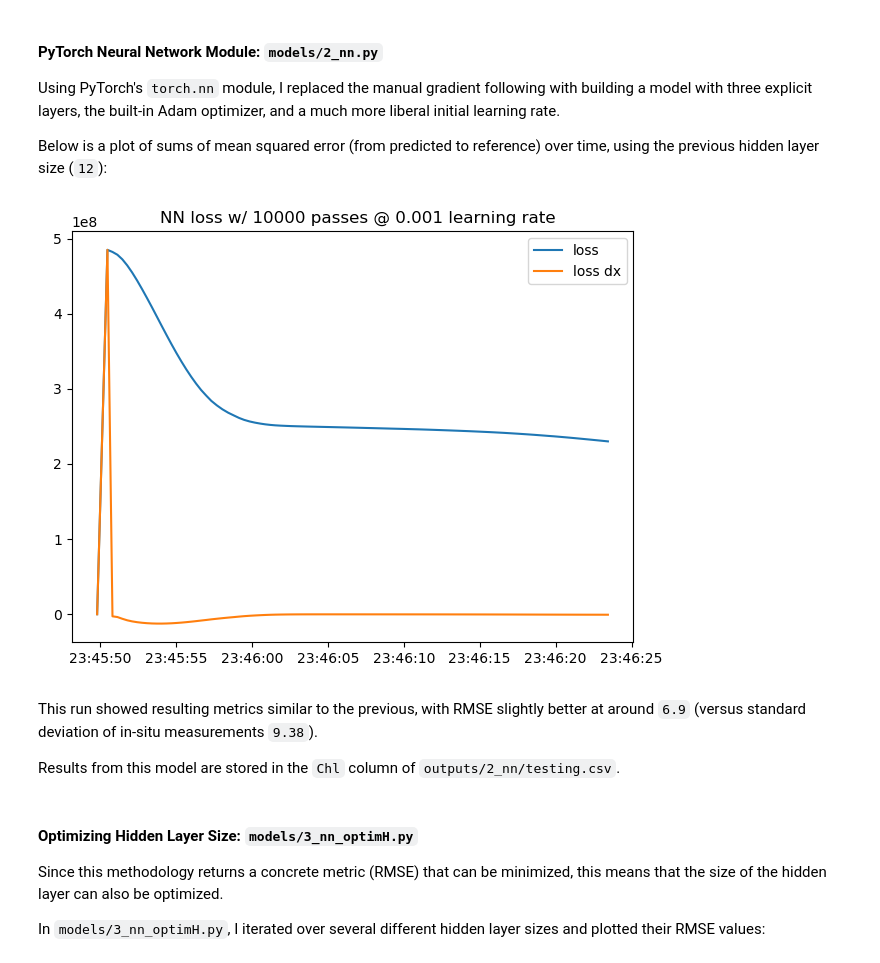
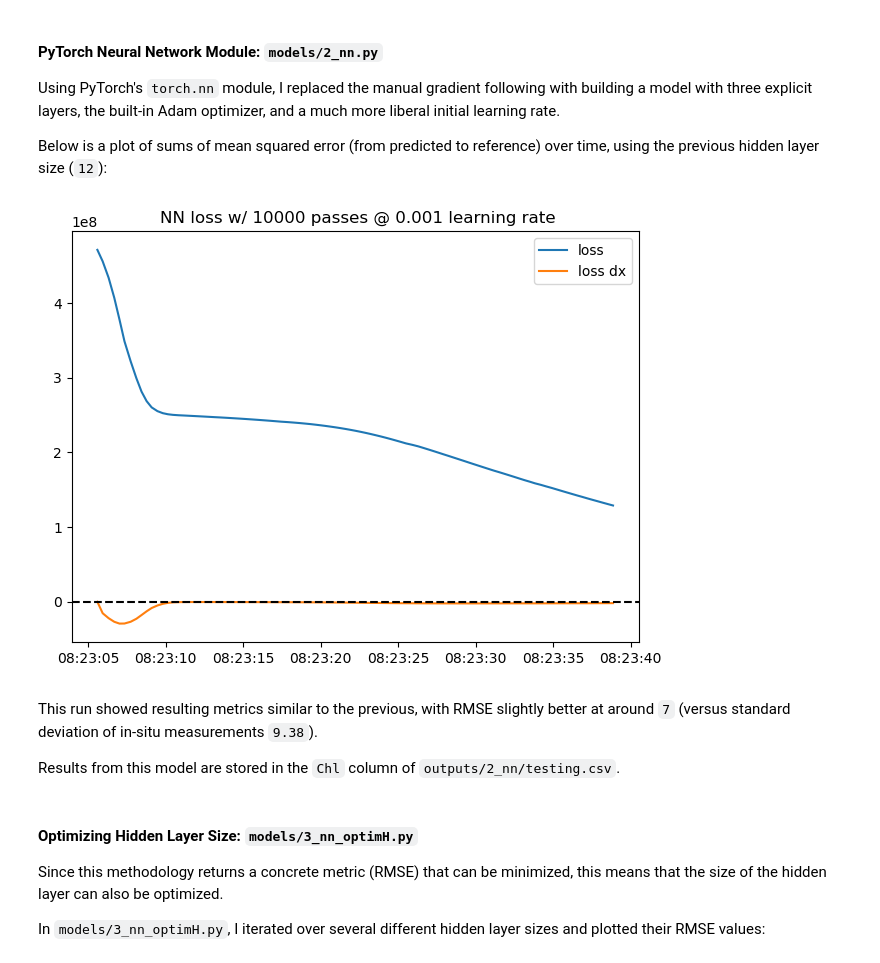
Before and after one commit to zacharyburnett/sentinel3_chlorophyll, a Jupyter notebook: notebooks/zacharyburnett_sentinel3_chlorophyll.ipynb, the cells around one changed output. Cells and saved outputs as stored; diff of their text form; code cells hidden in the pictures.

Commit message:
move images to output location

```diff
--- a/notebooks/zacharyburnett_sentinel3_chlorophyll.ipynb
+++ b/notebooks/zacharyburnett_sentinel3_chlorophyll.ipynb
@@ -37,11 +38,11 @@ Using PyTorch's `torch.nn` module, I replaced the manual gradient following with
 
 Below is a plot of sums of mean squared error (from predicted to reference) over time, using the previous hidden layer size (`12`):
 # %%
-Image("images/2_nn.png")
+Image("../outputs/2_nn/2_nn.png")
 # %% [output]
-[figure, old version]
+[figure, new version]
 # %% [markdown]
-This run showed resulting metrics similar to the previous, with RMSE slightly better at around `6.9` (versus standard deviation of in-situ measurements `9.38`).
+This run showed resulting metrics similar to the previous, with RMSE slightly better at around `7` (versus standard deviation of in-situ measurements `9.38`).
 
 Results from this model are stored in the `Chl` column of `outputs/2_nn/testing.csv`.
 # %% [markdown]
```
Also changed, not shown: parts of 7 cells of this notebook, 11 other files.
